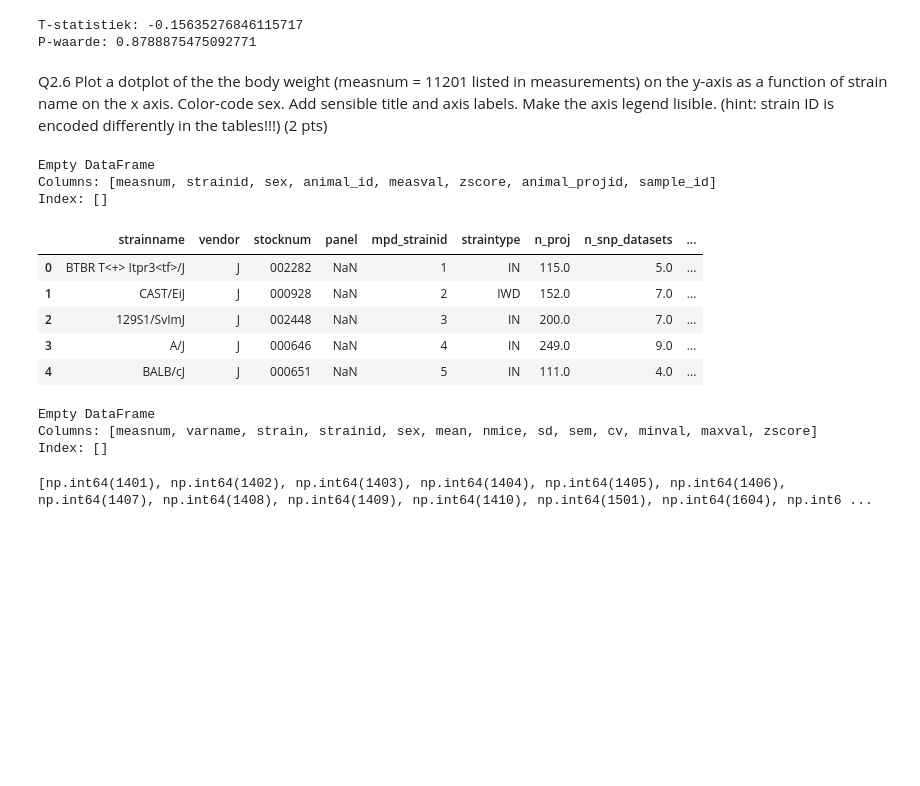
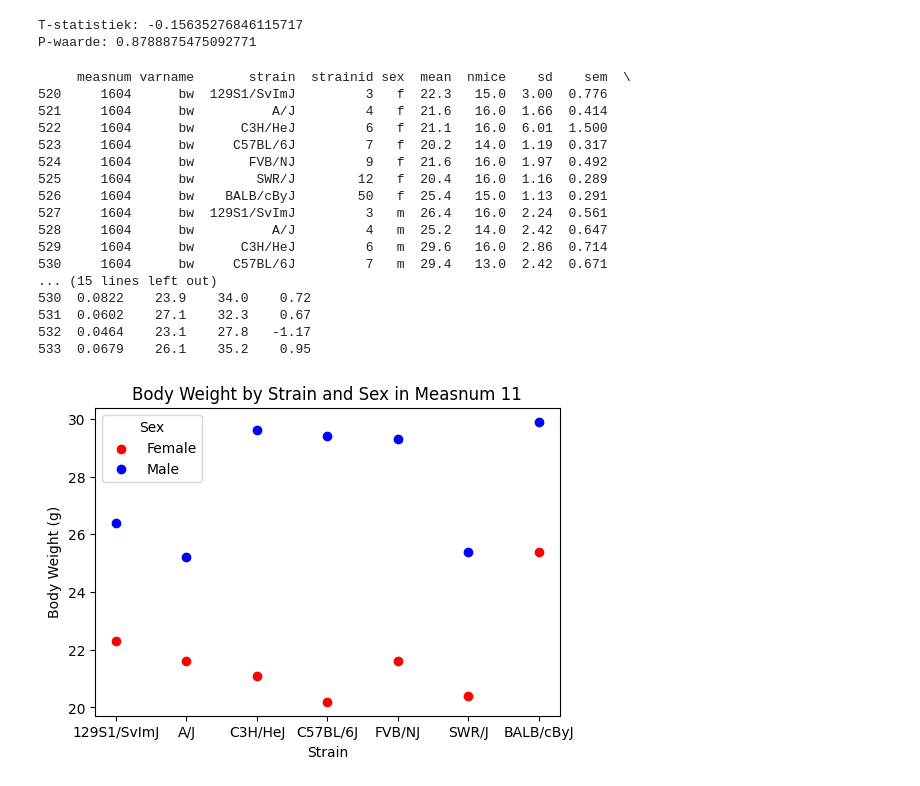
Before and after one commit to MaartenDekkers02/BigDataCourse2025, a Jupyter notebook: Assignment2.ipynb, the cells around one changed output. Drawn from its saved outputs; the diff is of its cells as text; code cells hidden in the pictures; blank space fills up the shorter version.

```diff
--- a/Assignment2.ipynb
+++ b/Assignment2.ipynb
@@ -459,33 +459,39 @@ print(f"P-waarde: {p_val}")
 # %% [output]
 T-statistiek: -0.15635276846115717
 P-waarde: 0.8788875475092771
-# %% [markdown]
-Q2.6 Plot a dotplot of the the body weight (measnum = 11201 listed in measurements) on the y-axis as a function of strain name on the x axis. Color-code sex. Add sensible title and axis labels. Make the axis legend lisible. (hint: strain ID is encoded differently in the tables!!!) (2 pts)
-# %%
-body_weight = animaldatapoints[animaldatapoints['measnum'] == 11201]
-
-print(body_weight)
-# %% [output]
-Empty DataFrame
-Columns: [measnum, strainid, sex, animal_id, measval, zscore, animal_projid, sample_id]
-Index: []
-# %%
-straininfo.head()
-# %% [output]
-|  | strainname | vendor | stocknum | panel | mpd_strainid | straintype | n_proj | n_snp_datasets | ... |
-| 0 | BTBR T<+> Itpr3<tf>/J | J | 002282 | NaN | 1 | IN | 115.0 | 5.0 | ... |
-| 1 | CAST/EiJ | J | 000928 | NaN | 2 | IWD | 152.0 | 7.0 | ... |
-| 2 | 129S1/SvImJ | J | 002448 | NaN | 3 | IN | 200.0 | 7.0 | ... |
-| 3 | A/J | J | 000646 | NaN | 4 | IN | 249.0 | 9.0 | ... |
-| 4 | BALB/cJ | J | 000651 | NaN | 5 | IN | 111.0 | 4.0 | ... |
-# %%
-weight = strainmeans[strainmeans['measnum'] == 11201]
-print(weight)
-# %% [output]
-Empty DataFrame
-Columns: [measnum, varname, strain, strainid, sex, mean, nmice, sd, sem, cv, minval, maxval, zscore]
-Index: []
-# %%
-print(sorted(strainmeans['measnum'].unique()))
-# %% [output]
-[np.int64(1401), np.int64(1402), np.int64(1403), np.int64(1404), np.int64(1405), np.int64(1406), np.int64(1407), np.int64(1408), np.int64(1409), np.int64(1410), np.int64(1501), np.int64(1604), np.int6 ...
+# %%
+import matplotlib.pyplot as plt
+weight = strainmeans[strainmeans['measnum'] == 1604]
+sex_colour = weight['sex'].map({'f': 'red', 'm': 'blue'})
+
+print(weight)
+
+plt.figure(figsize=(6, 4))
+
+plt.scatter(weight[weight['sex']=='f']['strain'], weight[weight['sex']=='f']['mean'], color='red', label='Female')
+plt.scatter(weight[weight['sex']=='m']['strain'], weight[weight['sex']=='m']['mean'], color='blue', label='Male')
+
+plt.xlabel('Strain')
+plt.ylabel('Body Weight (g)')
+plt.legend(title='Sex',loc='upper left')
+plt.title('Body Weight by Strain and Sex in Measnum 11')
+plt.show()
+# %% [output]
+     measnum varname       strain  strainid sex  mean  nmice    sd    sem  \
+520     1604      bw  129S1/SvImJ         3   f  22.3   15.0  3.00  0.776
+521     1604      bw          A/J         4   f  21.6   16.0  1.66  0.414
+522     1604      bw      C3H/HeJ         6   f  21.1   16.0  6.01  1.500
+523     1604      bw     C57BL/6J         7   f  20.2   14.0  1.19  0.317
+524     1604      bw       FVB/NJ         9   f  21.6   16.0  1.97  0.492
+525     1604      bw        SWR/J        12   f  20.4   16.0  1.16  0.289
+526     1604      bw    BALB/cByJ        50   f  25.4   15.0  1.13  0.291
+527     1604      bw  129S1/SvImJ         3   m  26.4   16.0  2.24  0.561
+528     1604      bw          A/J         4   m  25.2   14.0  2.42  0.647
+529     1604      bw      C3H/HeJ         6   m  29.6   16.0  2.86  0.714
+530     1604      bw     C57BL/6J         7   m  29.4   13.0  2.42  0.671
+... (15 lines left out)
+530  0.0822    23.9    34.0    0.72
+531  0.0602    27.1    32.3    0.67
+532  0.0464    23.1    27.8   -1.17
+533  0.0679    26.1    35.2    0.95
+[figure, added]
```
Also changed, not shown: parts of 4 cells of this notebook.
